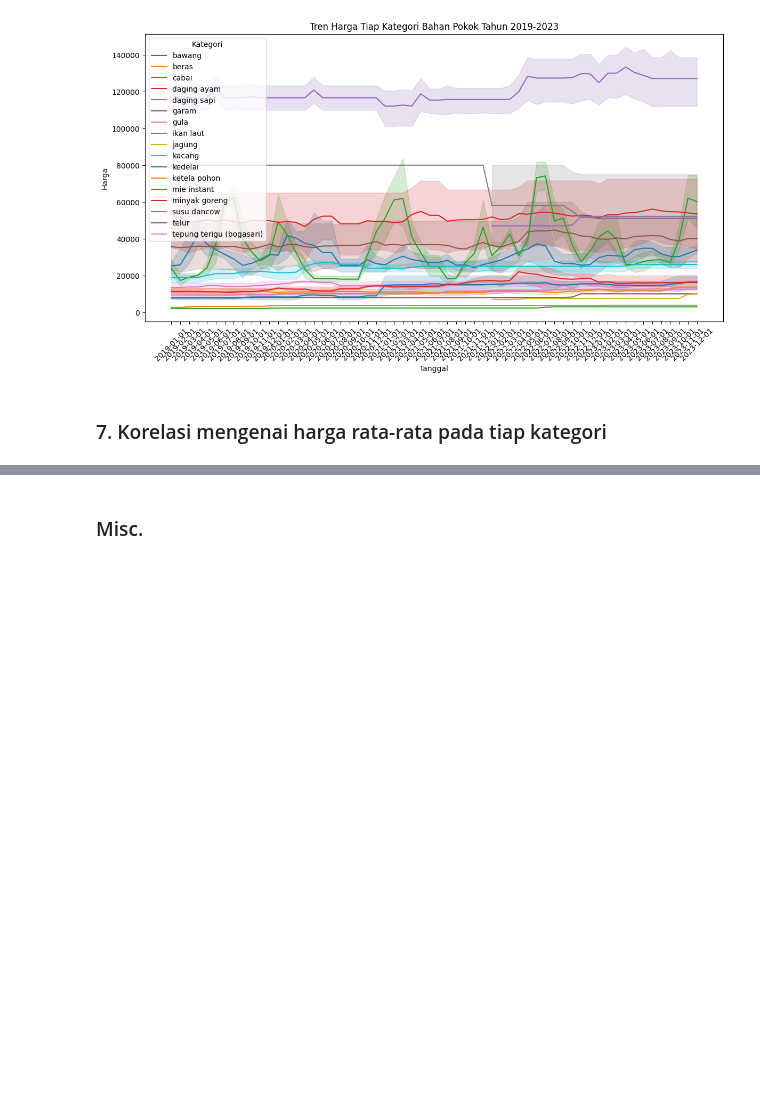
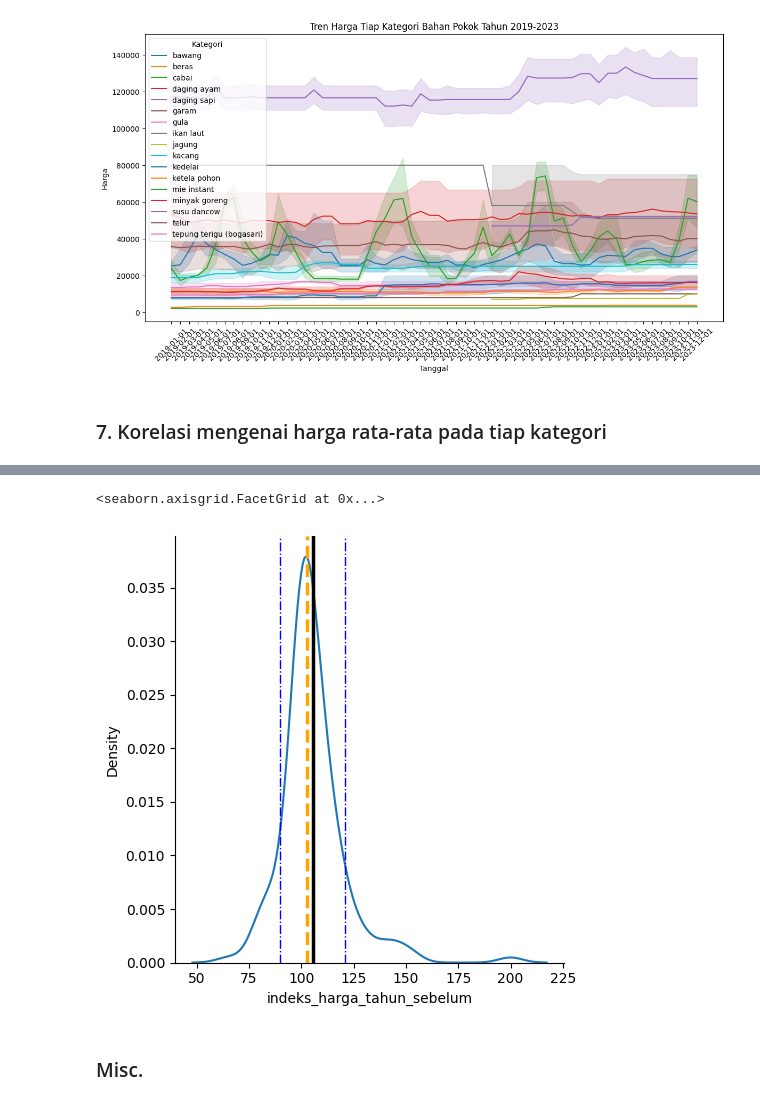
Before and after one commit to chiquitosaf/analisis-harga-bahan-banyumas, a Jupyter notebook: bahan_pokok_bulanan.ipynb, the cells around one changed output, grey strips where cells are left out. Drawn from its saved outputs; the diff is of its cells as text; code cells hidden in the pictures; blank space fills up the shorter version.

```diff
--- a/bahan_pokok_bulanan.ipynb
+++ b/bahan_pokok_bulanan.ipynb
@@ -747,0 +832,16 @@ plt.show()
+# %%
+# indeks harga tahun sebelumnya
+
+df_copy = df.copy()
+df_copy['tanggal'] = pd.to_datetime(df_copy['tanggal'])
+df_copy['year'] = df_copy['tanggal'].dt.year
+
+df_copy.drop(columns=['tanggal', 'satuan', 'kategori'], inplace=True)
+
+df_copy = df_copy.groupby(['nama', 'year']).sum().reset_index()
+df_copy.rename(columns=({'harga':'total_harga_tahunan'}), inplace=True)
+df_copy['indeks_harga_tahun_sebelum'] = df_copy['total_harga_tahunan'] / df_copy.groupby('nama')['total_harga_tahunan'].shift(1) * 100
+# drop row with nan value
+df_copy.dropna(inplace=True)
+df_copy.drop(df_copy[df_copy['indeks_harga_tahun_sebelum'] == np.inf].index, inplace=True)
+df_copy
@@ -748,3 +862,15 @@ plt.show()
+# %%
+g = sns.displot(data=df_copy, x = 'indeks_harga_tahun_sebelum', kind='kde', facet_kws=dict(sharey=False, sharex=False))
+
+def specs(x, **kwargs):
+    plt.axvline(x.mean(), c='k', ls='-', lw=2.5)
+    plt.axvline(x.median(), c='orange', ls='--', lw=2.5)
+    plt.axvline(x.mean() + x.std(), c='b', ls='-.', lw=1)
+    plt.axvline(x.mean() - x.std(), c='b', ls='-.', lw=1)
+g.map(specs, 'indeks_harga_tahun_sebelum')
+# %% [output]
+<seaborn.axisgrid.FacetGrid at 0x...>
+[figure, added]
 # %% [markdown]
 ### Misc.
 # %%
```
Also changed, not shown: parts of 7 cells of this notebook.
